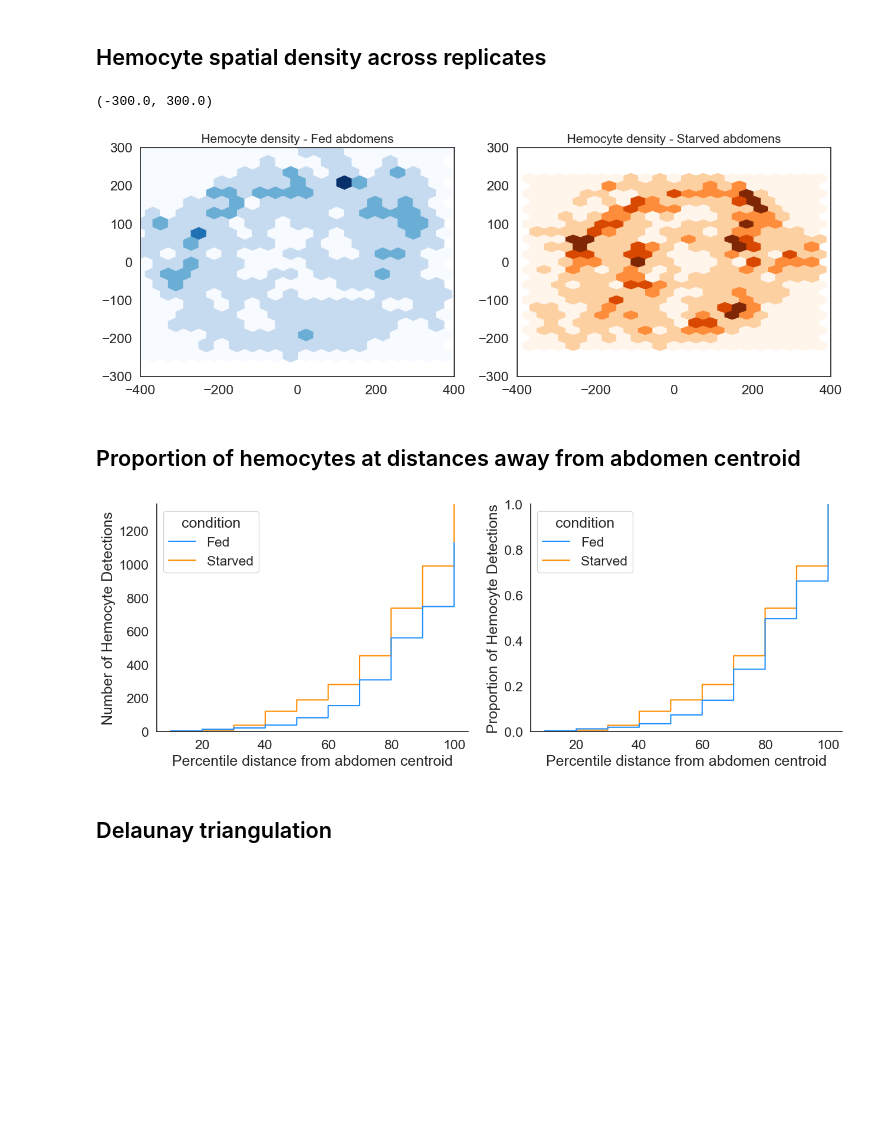
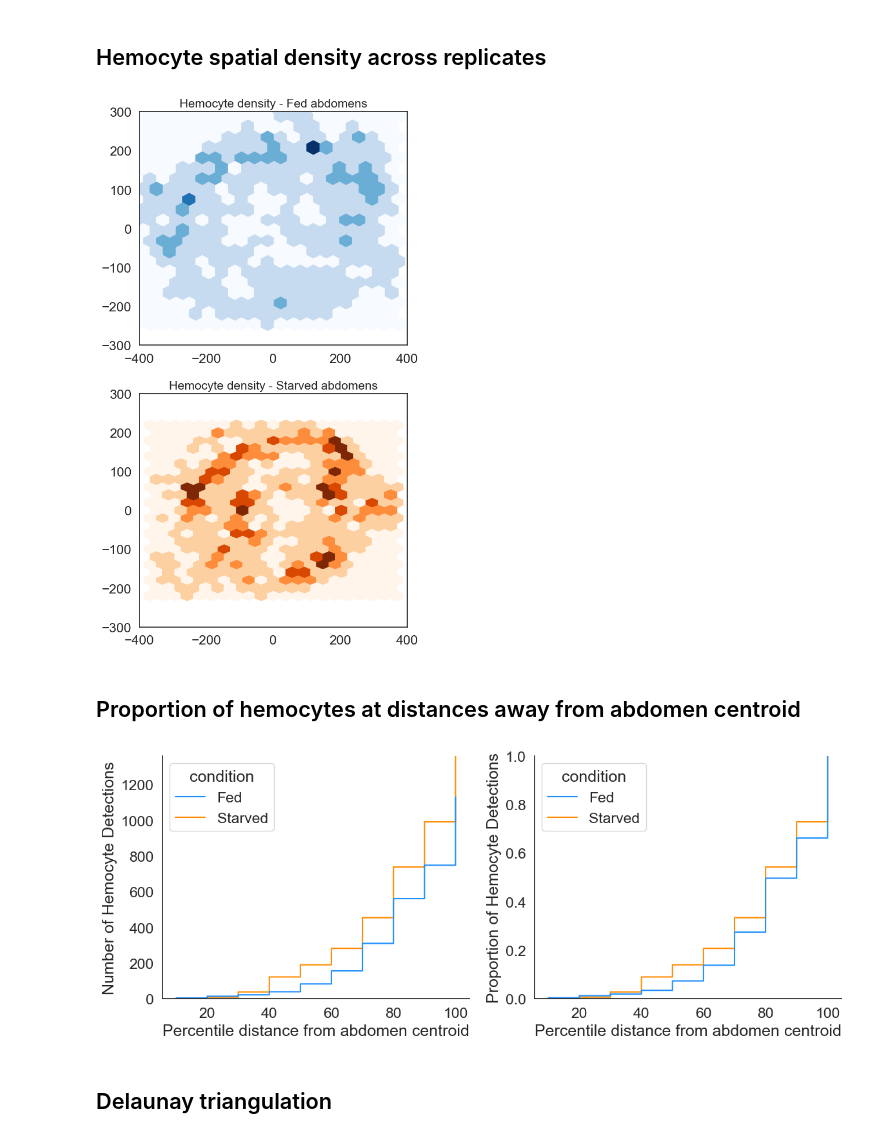
Before and after one commit to McCallLabBU/hemocyte_recruitment_image_quantification, a Jupyter notebook: code/exploratory_analysis_midsections.ipynb, the cells around one changed output. Saved outputs shown, nothing was run; the diff lists cells and outputs as text; code cells hidden in the pictures; blank space fills up the shorter version.

Commit message:
publication figures

```diff
--- a/code/exploratory_analysis_midsections.ipynb
+++ b/code/exploratory_analysis_midsections.ipynb
@@ -361,25 +388,27 @@ TtestResult(statistic=-2.5864757131173515, pvalue=0.011906009485147702, df=12.0)
 ## Hemocyte spatial density across replicates
 # %%
 # point density plot - all replicates per group
-fig, ax = plt.subplots(1,2,figsize=(15,5))
+fig, ax = plt.subplots(2,1,figsize=(6,10))
 fed_x = hemocyte_coordinates.loc[hemocyte_coordinates['condition']=="Fed"]['centroid_x_zeroscaled']
 fed_y = hemocyte_coordinates.loc[hemocyte_coordinates['condition']=="Fed"]['centroid_y_zeroscaled']
 
 starved_x = hemocyte_coordinates.loc[hemocyte_coordinates['condition']=="Starved"]['centroid_x_zeroscaled']
 starved_y = hemocyte_coordinates.loc[hemocyte_coordinates['condition']=="Starved"]['centroid_y_zeroscaled']
 
 ax[0].hexbin(fed_x,fed_y, bins=5, gridsize=20, cmap = "Blues")
 ax[0].set_title("Hemocyte density - Fed abdomens", fontsize=15)
 ax[0].set_xlim(-400,400)
 ax[0].set_ylim(-300,300)
 
 ax[1].hexbin(starved_x, starved_y, bins=5, gridsize=20, cmap = "Oranges")
 ax[1].set_title("Hemocyte density - Starved abdomens", fontsize=15)
 ax[1].set_xlim(-400,400)
 ax[1].set_ylim(-300,300)
+
+fig.tight_layout()
+fig.savefig(outputs.joinpath("hemocyte_density_2Dhistogram.png"))
 # %% [output]
-(-300.0, 300.0)
-[figure, old version]
+[figure, new version]
 # %% [markdown]
 ## Proportion of hemocytes at distances away from abdomen centroid
 # %%
@@ -404,7 +433,7 @@ hemocyte_coordinates['hemocyte_at_percentile_distance'] = hemocyte_coordinates.a
                                                                                                          abdomen_coordinates),
                                                                                                          axis=1)
 # %%
-fig, ax = plt.subplots(1,2, figsize=(15,5))
+fig, ax = plt.subplots(1,2, figsize=(12,5))
 sns.ecdfplot(data=hemocyte_coordinates, x="hemocyte_at_percentile_distance",
                                               hue="condition", palette=color_scheme,stat="count",
                                               complementary=False, ax=ax[0])
@@ -419,8 +448,10 @@ ax[1].set(xlabel='Percentile distance from abdomen centroid', ylabel='Proportion
 #                                              complementary=False, ax=ax[2])
 #ax[2].set(xlabel='Percentile distance from abdomen centroid', ylabel='% Hemocyte Detections')
 sns.despine(right=True)
+fig.tight_layout()
+fig.savefig(outputs.joinpath("proportion_percentile_distance_from_centroid.png"))
 # %% [output]
-[figure, old version]
+[figure, new version]
 # %% [markdown]
 ## Delaunay triangulation
 # %%
```
Also changed, not shown: parts of 3 cells of this notebook, 7 other files.
